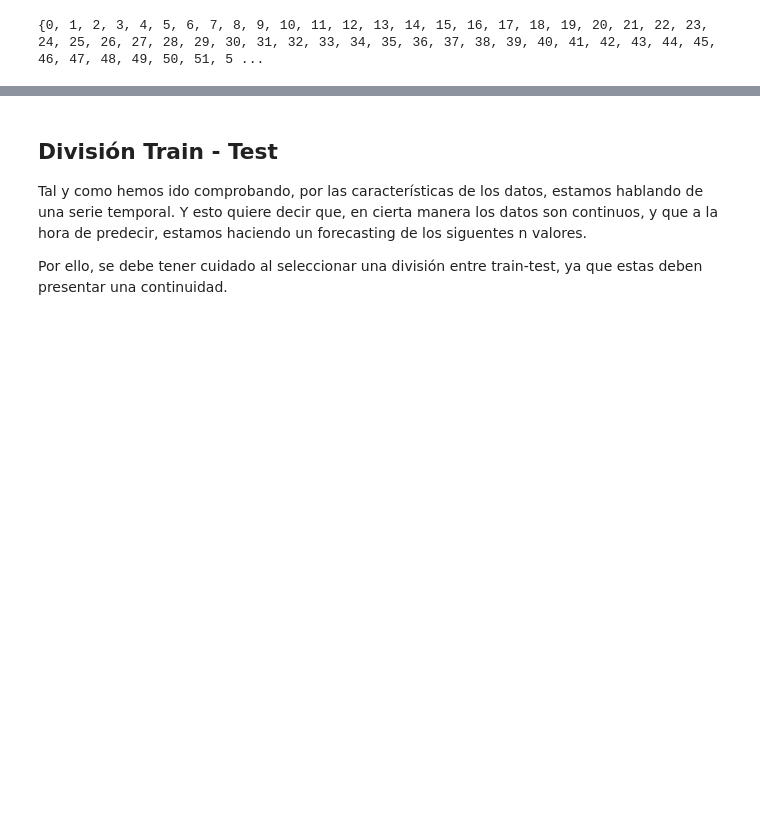
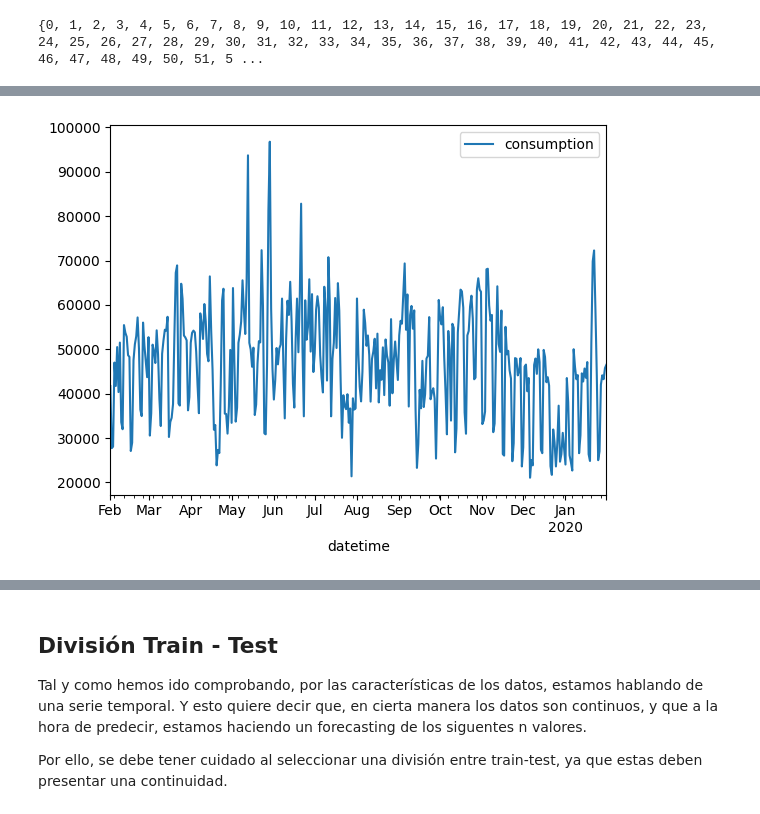
Before and after one commit to arturperona/seminario_big_data, a Jupyter notebook: src/eda_explicacion.ipynb, the cells around one changed output, grey strips where cells are left out. Drawn from its saved outputs; the diff is of its cells as text; code cells hidden in the pictures; blank space fills up the shorter version.

```diff
--- a/src/eda_explicacion.ipynb
+++ b/src/eda_explicacion.ipynb
@@ -232,0 +275,3 @@ ImportError: matplotlib is required for plotting when the default backend "matpl
+# %%
+water_consumption_per_day = water_consumptions_100.drop('id', axis=1).groupby('datetime').sum()
+water_consumption_per_day.head()
@@ -232,0 +286,4 @@ ImportError: matplotlib is required for plotting when the default backend "matpl
+# %%
+water_consumption_per_day.plot();
+# %% [output]
+[figure, added]
```
Also changed, not shown: parts of 29 cells of this notebook.
